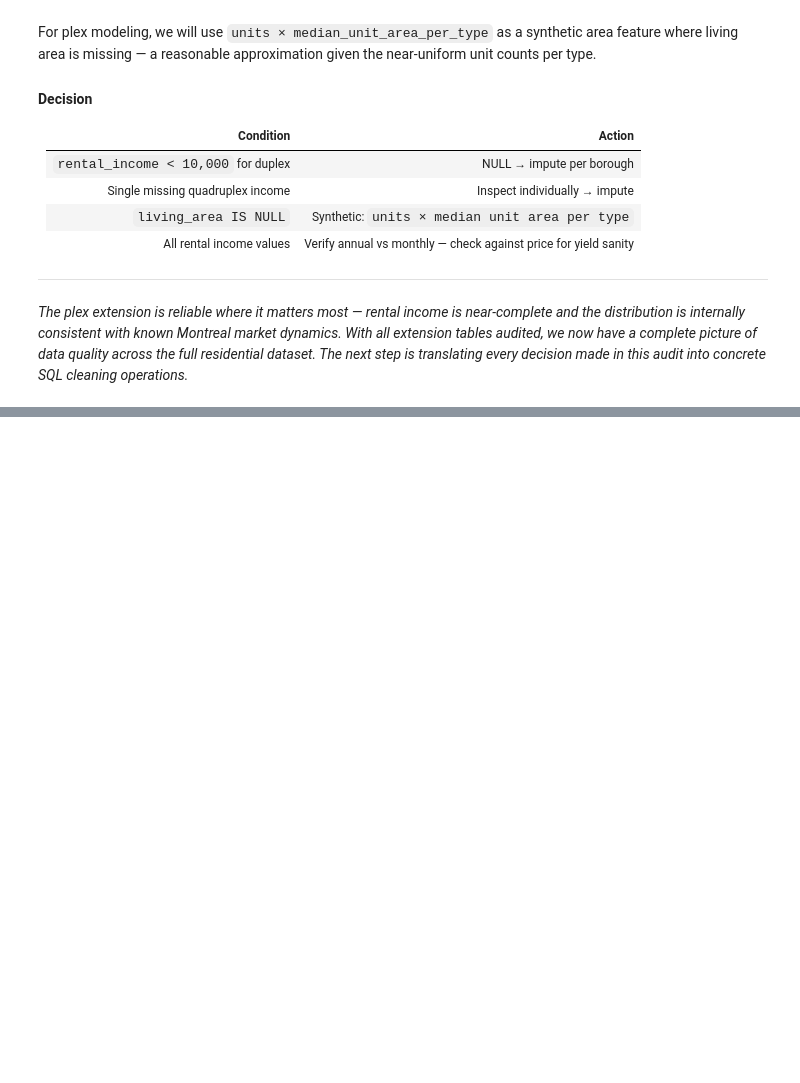
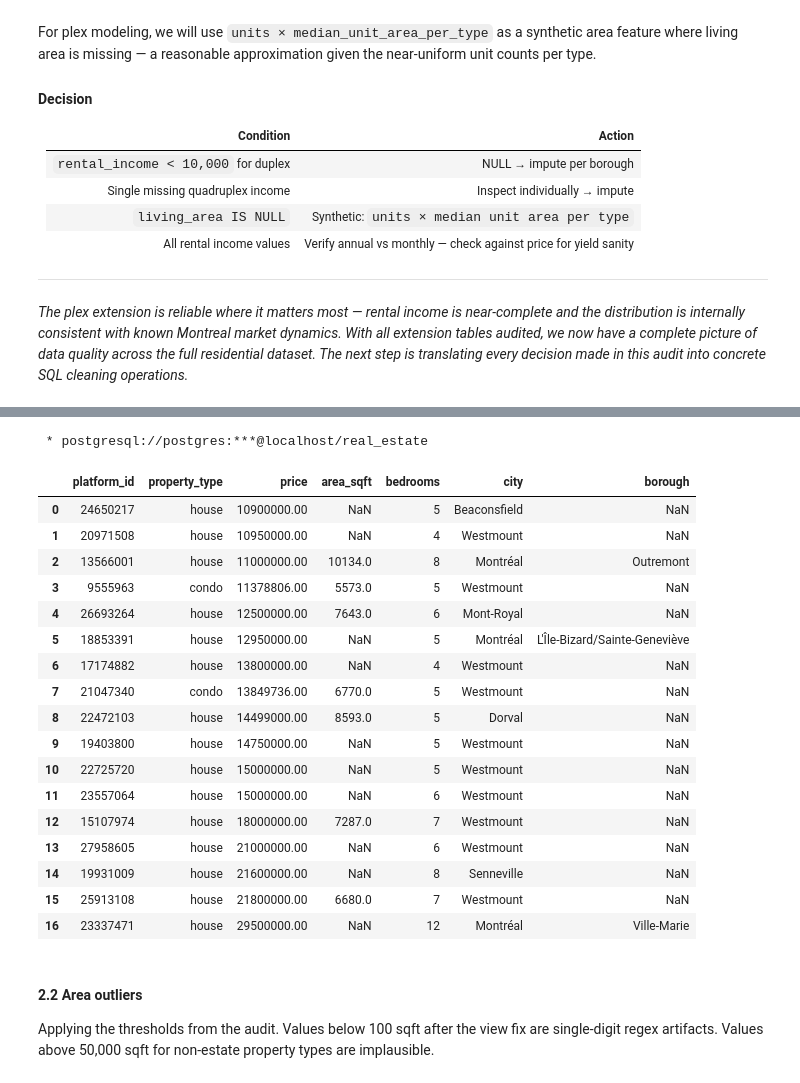
Before and after one commit to PaulMbwase/real-estate-pipeline, a Jupyter notebook: analysis/notebooks/00_preprocessing.ipynb, the cells around one changed output, grey strips where cells are left out. Drawn from its saved outputs; the diff is of its cells as text; code cells hidden in the pictures; blank space fills up the shorter version.

Commit message:
feat: feature engineering, market context features, final clean view, CSV exports

```diff
--- a/analysis/notebooks/00_preprocessing.ipynb
+++ b/analysis/notebooks/00_preprocessing.ipynb
@@ -1253,0 +1362,40 @@ the final modeling dataset.*
+# %%
+%%sql
+SELECT
+    platform_id,
+    property_type,
+    price,
+    area_sqft,
+    bedrooms,
+    city,
+    borough
+FROM v_residential_sale
+WHERE price < 10000
+OR price > 10000000
+ORDER BY price;
+# %% [output]
+ * postgresql://postgres:***@localhost/real_estate
+|  | platform_id | property_type | price | area_sqft | bedrooms | city | borough |
+| 0 | 24650217 | house | 10900000.00 | NaN | 5 | Beaconsfield | NaN |
+| 1 | 20971508 | house | 10950000.00 | NaN | 4 | Westmount | NaN |
+| 2 | 13566001 | house | 11000000.00 | 10134.0 | 8 | Montréal | Outremont |
+| 3 | 9555963 | condo | 11378806.00 | 5573.0 | 5 | Westmount | NaN |
+| 4 | 26693264 | house | 12500000.00 | 7643.0 | 6 | Mont-Royal | NaN |
+| 5 | 18853391 | house | 12950000.00 | NaN | 5 | Montréal | L'Île-Bizard/Sainte-Geneviève |
+| 6 | 17174882 | house | 13800000.00 | NaN | 4 | Westmount | NaN |
+| 7 | 21047340 | condo | 13849736.00 | 6770.0 | 5 | Westmount | NaN |
+| 8 | 22472103 | house | 14499000.00 | 8593.0 | 5 | Dorval | NaN |
+| 9 | 19403800 | house | 14750000.00 | NaN | 5 | Westmount | NaN |
+| 10 | 22725720 | house | 15000000.00 | NaN | 5 | Westmount | NaN |
+| 11 | 23557064 | house | 15000000.00 | NaN | 6 | Westmount | NaN |
+| 12 | 15107974 | house | 18000000.00 | 7287.0 | 7 | Westmount | NaN |
+| 13 | 27958605 | house | 21000000.00 | NaN | 6 | Westmount | NaN |
+| 14 | 19931009 | house | 21600000.00 | NaN | 8 | Senneville | NaN |
+| 15 | 25913108 | house | 21800000.00 | 6680.0 | 7 | Westmount | NaN |
+| 16 | 23337471 | house | 29500000.00 | NaN | 12 | Montréal | Ville-Marie |
+# %% [markdown]
+#### 2.2 Area outliers
+
+Applying the thresholds from the audit. Values below 100 sqft after
+the view fix are single-digit regex artifacts. Values above 50,000 sqft
+for non-estate property types are implausible.
```
Also changed, not shown: parts of 47 cells of this notebook.
